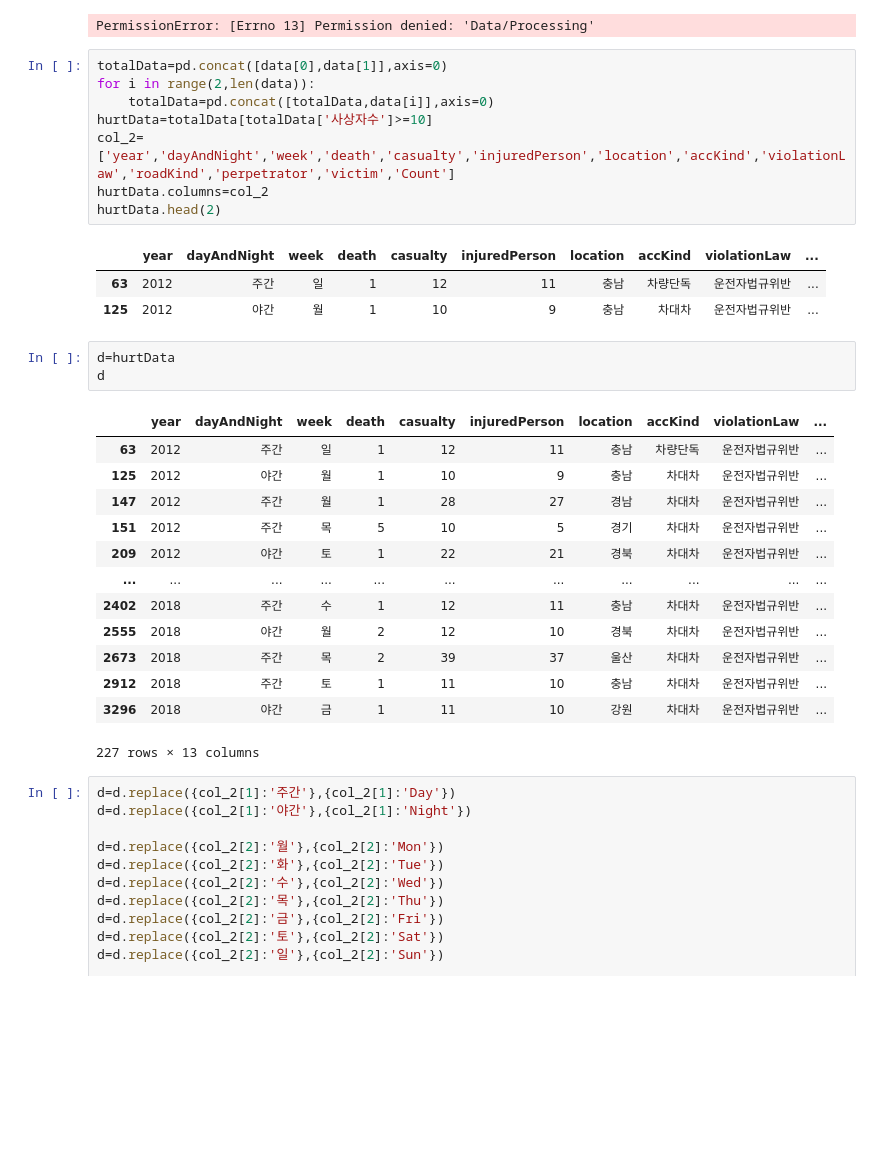
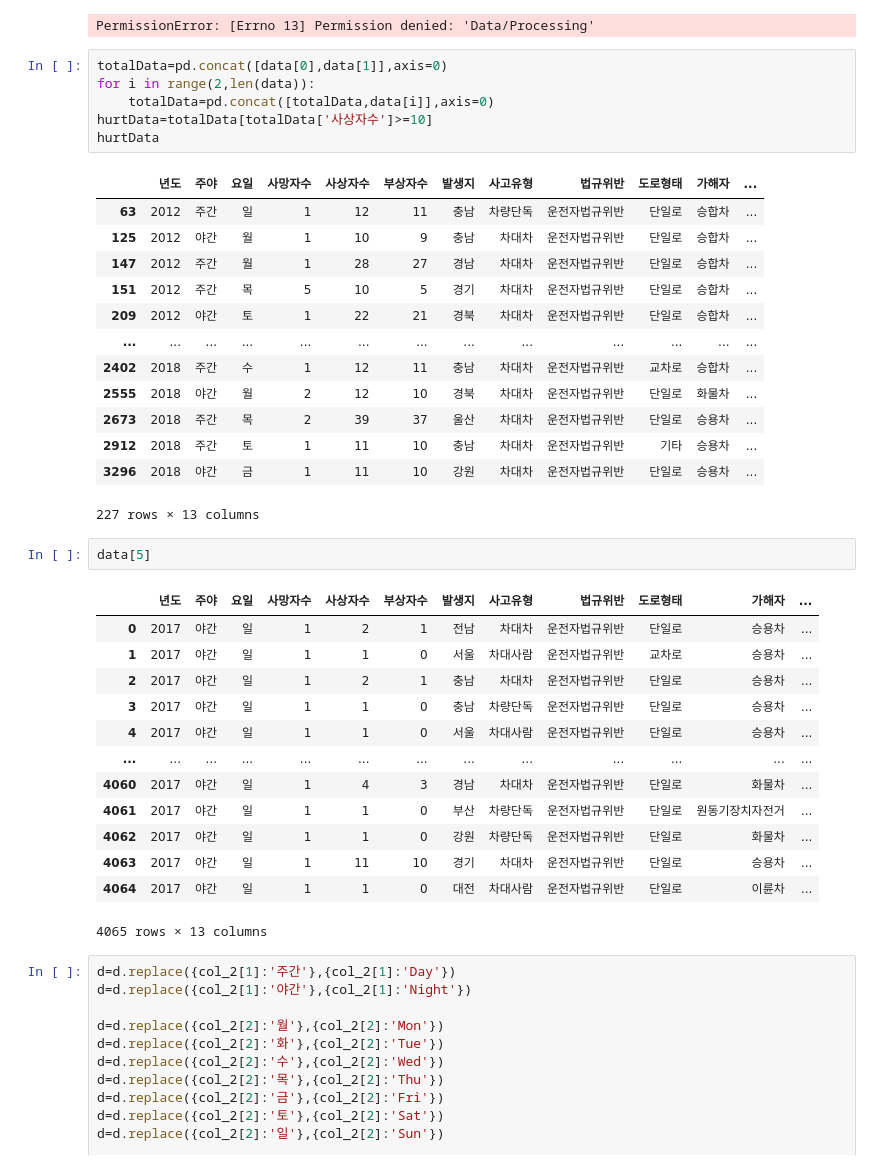
Before and after one commit to soobin99/DataVis, a Jupyter notebook: DataProcessing/DataProcessing.ipynb, the cells around one changed output. Cells and saved outputs as stored; diff of their text form; blank space fills up the shorter version.

```diff
--- a/DataProcessing/DataProcessing.ipynb
+++ b/DataProcessing/DataProcessing.ipynb
@@ -76,32 +81,39 @@ PermissionError: [Errno 13] Permission denied: 'Data/Processing'
 # %%
 totalData=pd.concat([data[0],data[1]],axis=0)
 for i in range(2,len(data)):
     totalData=pd.concat([totalData,data[i]],axis=0)
 hurtData=totalData[totalData['사상자수']>=10]
-col_2=['year','dayAndNight','week','death','casualty','injuredPerson','location','accKind','violationLaw','roadKind','perpetrator','victim','Count']
-hurtData.columns=col_2
-hurtData.head(2)
+hurtData
 # %% [output]
-|  | year | dayAndNight | week | death | casualty | injuredPerson | location | accKind | violationLaw | ... |
-| 63 | 2012 | 주간 | 일 | 1 | 12 | 11 | 충남 | 차량단독 | 운전자법규위반 | ... |
-| 125 | 2012 | 야간 | 월 | 1 | 10 | 9 | 충남 | 차대차 | 운전자법규위반 | ... |
+|  | 년도 | 주야 | 요일 | 사망자수 | 사상자수 | 부상자수 | 발생지 | 사고유형 | 법규위반 | 도로형태 | 가해자 | ... |
+| 63 | 2012 | 주간 | 일 | 1 | 12 | 11 | 충남 | 차량단독 | 운전자법규위반 | 단일로 | 승합차 | ... |
+| 125 | 2012 | 야간 | 월 | 1 | 10 | 9 | 충남 | 차대차 | 운전자법규위반 | 단일로 | 승합차 | ... |
+| 147 | 2012 | 주간 | 월 | 1 | 28 | 27 | 경남 | 차대차 | 운전자법규위반 | 단일로 | 승합차 | ... |
+| 151 | 2012 | 주간 | 목 | 5 | 10 | 5 | 경기 | 차대차 | 운전자법규위반 | 단일로 | 승합차 | ... |
+| 209 | 2012 | 야간 | 토 | 1 | 22 | 21 | 경북 | 차대차 | 운전자법규위반 | 단일로 | 승합차 | ... |
+| ... | ... | ... | ... | ... | ... | ... | ... | ... | ... | ... | ... | ... |
+| 2402 | 2018 | 주간 | 수 | 1 | 12 | 11 | 충남 | 차대차 | 운전자법규위반 | 교차로 | 승합차 | ... |
+| 2555 | 2018 | 야간 | 월 | 2 | 12 | 10 | 경북 | 차대차 | 운전자법규위반 | 단일로 | 화물차 | ... |
+| 2673 | 2018 | 주간 | 목 | 2 | 39 | 37 | 울산 | 차대차 | 운전자법규위반 | 단일로 | 승용차 | ... |
+| 2912 | 2018 | 주간 | 토 | 1 | 11 | 10 | 충남 | 차대차 | 운전자법규위반 | 기타 | 승용차 | ... |
+| 3296 | 2018 | 야간 | 금 | 1 | 11 | 10 | 강원 | 차대차 | 운전자법규위반 | 단일로 | 승용차 | ... |
+227 rows × 13 columns
-# %%
-d=hurtData
-d
-# %% [output]
-|  | year | dayAndNight | week | death | casualty | injuredPerson | location | accKind | violationLaw | ... |
-| 63 | 2012 | 주간 | 일 | 1 | 12 | 11 | 충남 | 차량단독 | 운전자법규위반 | ... |
-| 125 | 2012 | 야간 | 월 | 1 | 10 | 9 | 충남 | 차대차 | 운전자법규위반 | ... |
-| 147 | 2012 | 주간 | 월 | 1 | 28 | 27 | 경남 | 차대차 | 운전자법규위반 | ... |
-| 151 | 2012 | 주간 | 목 | 5 | 10 | 5 | 경기 | 차대차 | 운전자법규위반 | ... |
-| 209 | 2012 | 야간 | 토 | 1 | 22 | 21 | 경북 | 차대차 | 운전자법규위반 | ... |
-| ... | ... | ... | ... | ... | ... | ... | ... | ... | ... | ... |
-| 2402 | 2018 | 주간 | 수 | 1 | 12 | 11 | 충남 | 차대차 | 운전자법규위반 | ... |
-| 2555 | 2018 | 야간 | 월 | 2 | 12 | 10 | 경북 | 차대차 | 운전자법규위반 | ... |
-| 2673 | 2018 | 주간 | 목 | 2 | 39 | 37 | 울산 | 차대차 | 운전자법규위반 | ... |
-| 2912 | 2018 | 주간 | 토 | 1 | 11 | 10 | 충남 | 차대차 | 운전자법규위반 | ... |
-| 3296 | 2018 | 야간 | 금 | 1 | 11 | 10 | 강원 | 차대차 | 운전자법규위반 | ... |
-227 rows × 13 columns
+# %%
+data[5]
+# %% [output]
+|  | 년도 | 주야 | 요일 | 사망자수 | 사상자수 | 부상자수 | 발생지 | 사고유형 | 법규위반 | 도로형태 | 가해자 | ... |
+| 0 | 2017 | 야간 | 일 | 1 | 2 | 1 | 전남 | 차대차 | 운전자법규위반 | 단일로 | 승용차 | ... |
+| 1 | 2017 | 야간 | 일 | 1 | 1 | 0 | 서울 | 차대사람 | 운전자법규위반 | 교차로 | 승용차 | ... |
+| 2 | 2017 | 야간 | 일 | 1 | 2 | 1 | 충남 | 차대차 | 운전자법규위반 | 단일로 | 승용차 | ... |
+| 3 | 2017 | 야간 | 일 | 1 | 1 | 0 | 충남 | 차량단독 | 운전자법규위반 | 단일로 | 승용차 | ... |
+| 4 | 2017 | 야간 | 일 | 1 | 1 | 0 | 서울 | 차대사람 | 운전자법규위반 | 단일로 | 승용차 | ... |
+| ... | ... | ... | ... | ... | ... | ... | ... | ... | ... | ... | ... | ... |
+| 4060 | 2017 | 야간 | 일 | 1 | 4 | 3 | 경남 | 차대차 | 운전자법규위반 | 단일로 | 화물차 | ... |
+| 4061 | 2017 | 야간 | 일 | 1 | 1 | 0 | 부산 | 차량단독 | 운전자법규위반 | 단일로 | 원동기장치자전거 | ... |
+| 4062 | 2017 | 야간 | 일 | 1 | 1 | 0 | 강원 | 차량단독 | 운전자법규위반 | 단일로 | 화물차 | ... |
+| 4063 | 2017 | 야간 | 일 | 1 | 11 | 10 | 경기 | 차대차 | 운전자법규위반 | 단일로 | 승용차 | ... |
+| 4064 | 2017 | 야간 | 일 | 1 | 1 | 0 | 대전 | 차대사람 | 운전자법규위반 | 단일로 | 이륜차 | ... |
+4065 rows × 13 columns
 # %%
 d=d.replace({col_2[1]:'주간'},{col_2[1]:'Day'})
 d=d.replace({col_2[1]:'야간'},{col_2[1]:'Night'})
```
Also changed, not shown: parts of 11 cells of this notebook, 2 other files.
